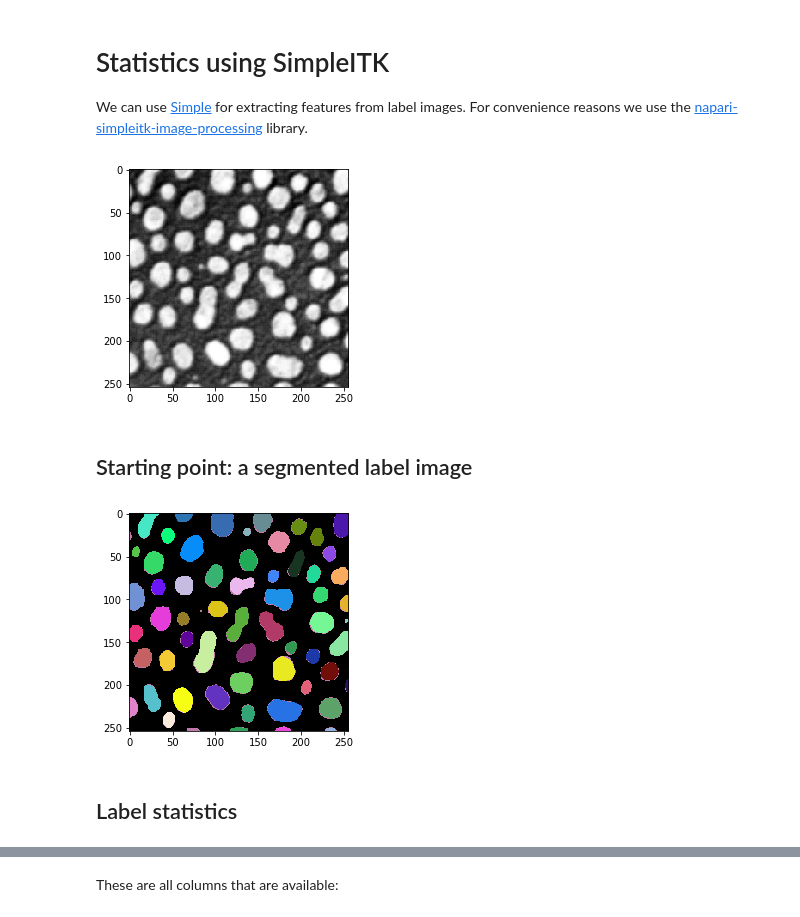
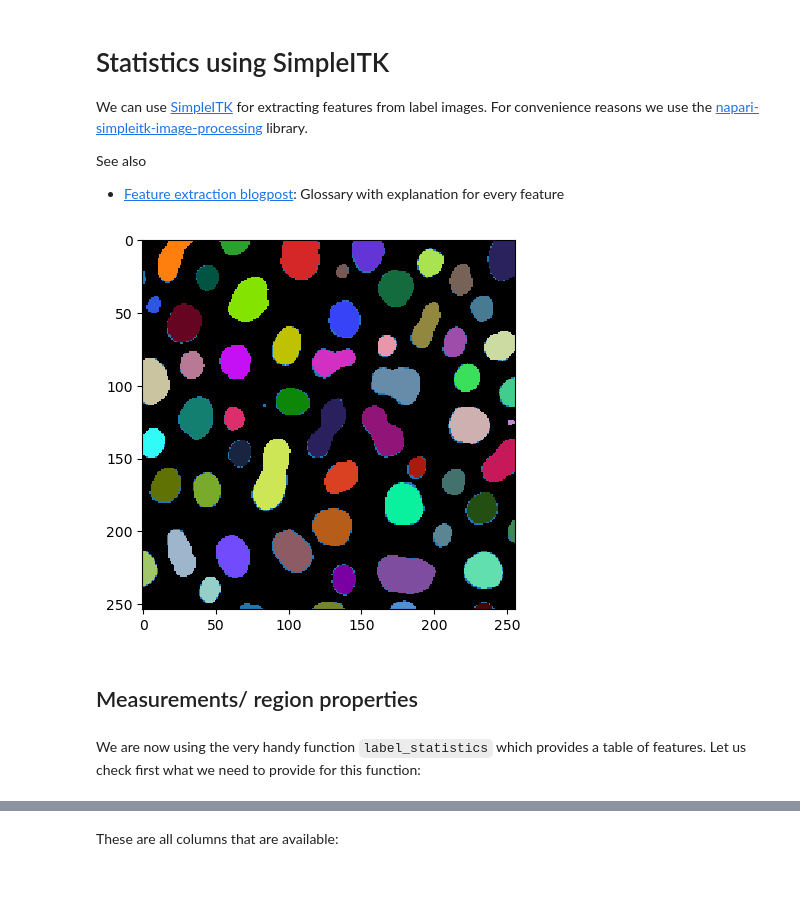
Before and after one commit to haesleinhuepf/BioImageAnalysisNotebooks, a Jupyter notebook: docs/22_feature_extraction/statistics_with_simpleitk.ipynb, the cells around one changed output, grey strips where cells are left out. Drawn from its saved outputs; the diff is of its cells as text; code cells hidden in the pictures; blank space fills up the shorter version.

Commit message:
add statistics_with_scikit_image and modify statistics_with_simpleitk

```diff
--- a/docs/22_feature_extraction/statistics_with_simpleitk.ipynb
+++ b/docs/22_feature_extraction/statistics_with_simpleitk.ipynb
@@ -1,6 +1,9 @@
 # %% [markdown]
 # Statistics using SimpleITK
-We can use [Simple](https://simpleitk.readthedocs.io/) for extracting features from label images. For convenience reasons we use the [napari-simpleitk-image-processing](https://github.com/haesleinhuepf/napari-simpleitk-image-processing) library.
+We can use [SimpleITK](https://simpleitk.readthedocs.io/) for extracting features from label images. For convenience reasons we use the [napari-simpleitk-image-processing](https://github.com/haesleinhuepf/napari-simpleitk-image-processing) library.
+
+See also
+* [Feature extraction blogpost](https://focalplane.biologists.com/2023/05/04/feature-extraction/): Glossary with explanation for every feature
 # %%
 import numpy as np
 import pandas as pd
@@ -9,16 +12,17 @@ import pyclesperanto_prototype as cle
 from napari_simpleitk_image_processing import watershed_otsu_labeling
 from napari_simpleitk_image_processing import label_statistics
 # %%
+# Load image
 blobs = imread('../../data/blobs.tif')
-cle.imshow(blobs)
+
+# labeling
+label_image = watershed_otsu_labeling(blobs)
+
+# visualization
+cle.imshow(label_image, labels=True)
 # %% [output]
-[figure, old version]
+[figure, new version]
-# %% [markdown]
-## Starting point: a segmented label image
-# %%
-labels = watershed_otsu_labeling(blobs)
-cle.imshow(labels, labels=True)
-# %% [output]
-[figure, removed]
 # %% [markdown]
-## Label statistics
+## Measurements/ region properties
+# %% [markdown]
+We are now using the very handy function `label_statistics` which provides a table of features. Let us check first what we need to provide for this function:
```
Also changed, not shown: parts of 31 cells of this notebook, 2 other files.
